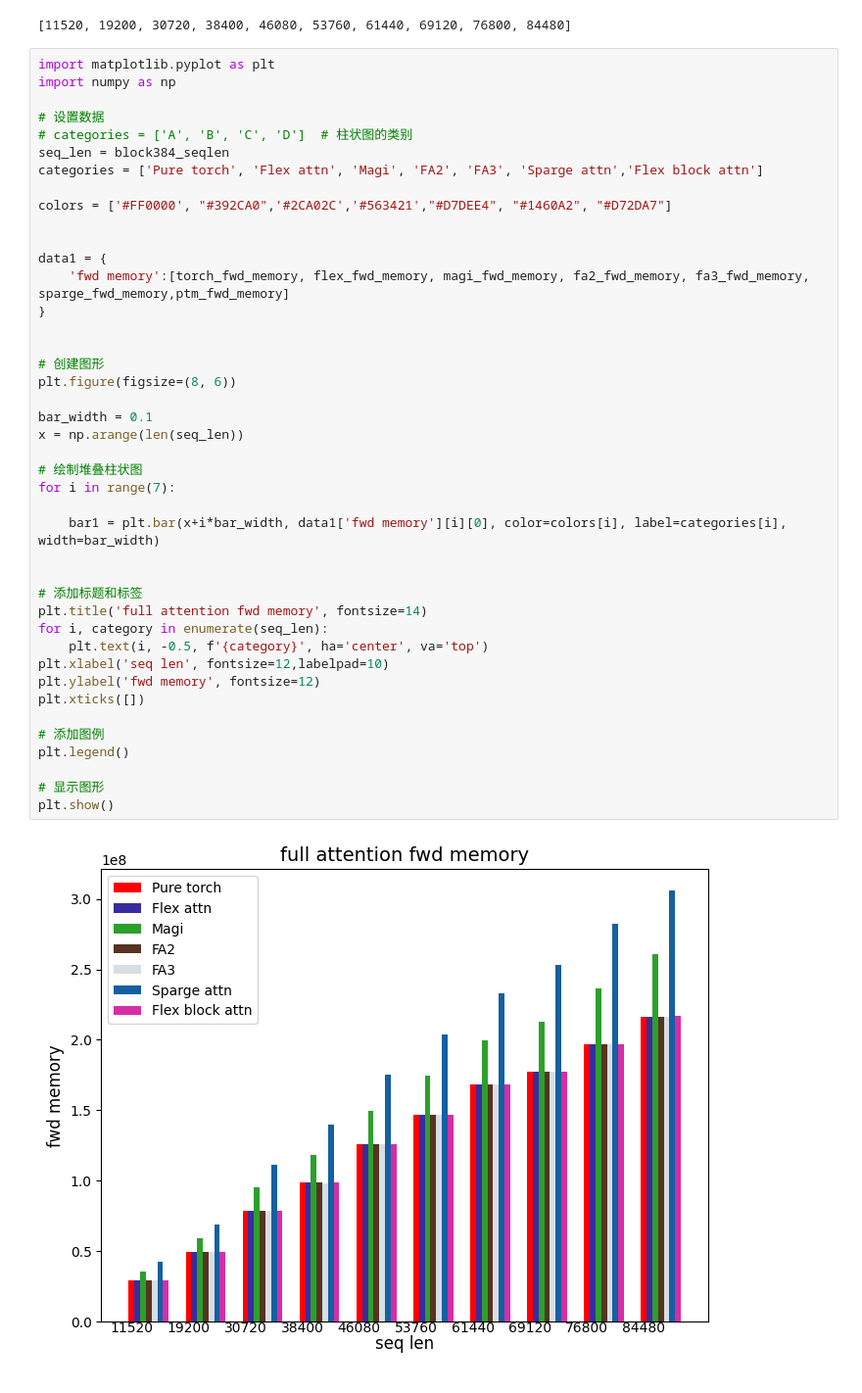
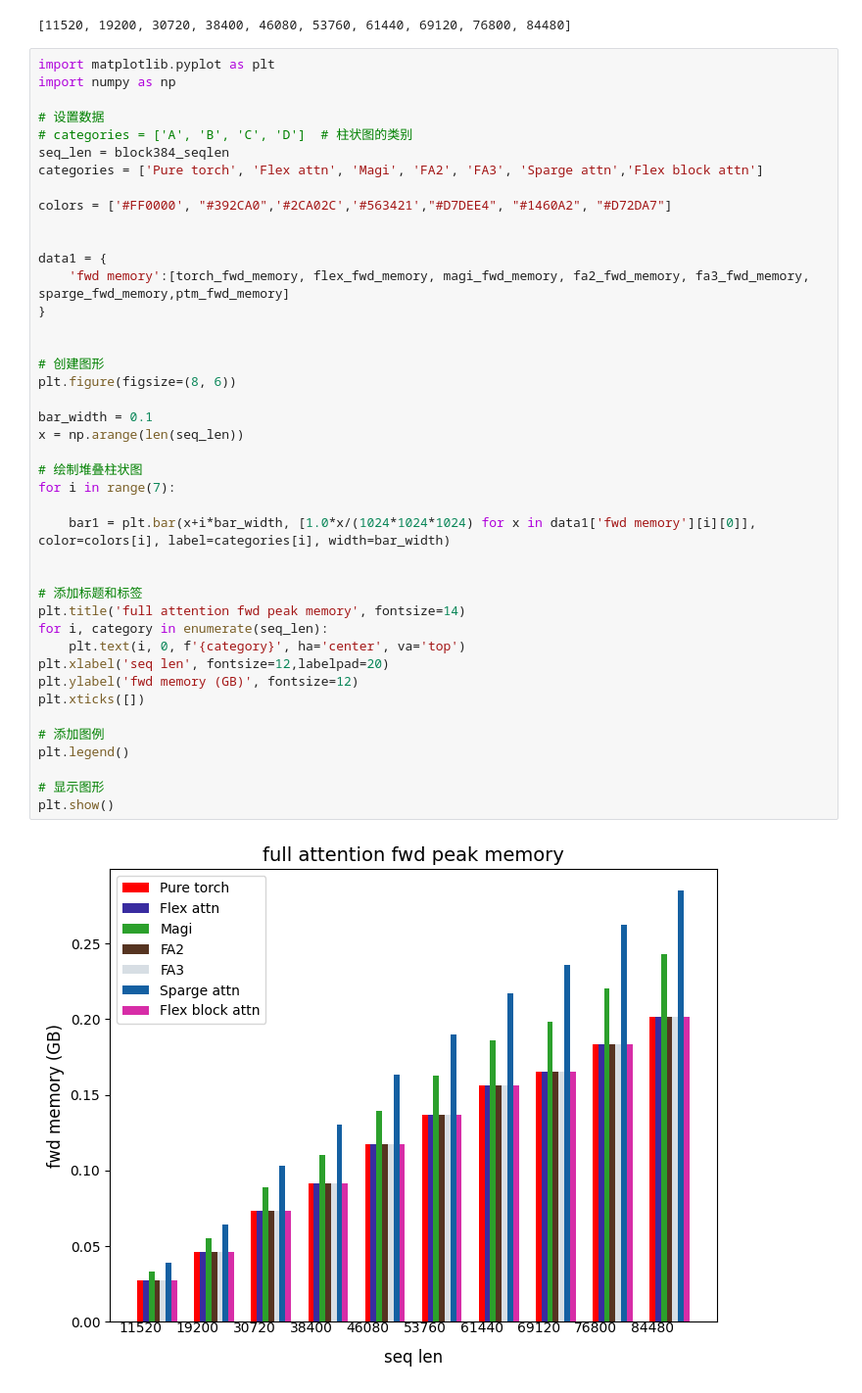
Before and after one commit to Tencent-Hunyuan/flex-block-attn, a Jupyter notebook: benchmark/full/results/results_visualization.ipynb, the cells around one changed output. Shown at 98% size. Cells and saved outputs as stored; diff of their text form.

```diff
--- a/benchmark/full/results/results_visualization.ipynb
+++ b/benchmark/full/results/results_visualization.ipynb
@@ -235,39 +235,39 @@ categories = ['Pure torch', 'Flex attn', 'Magi', 'FA2', 'FA3', 'Sparge attn','Fl
 
 colors = ['#FF0000', "#392CA0",'#2CA02C','#563421',"#D7DEE4", "#1460A2", "#D72DA7"]
 
 
 data1 = {
     'fwd memory':[torch_fwd_memory, flex_fwd_memory, magi_fwd_memory, fa2_fwd_memory, fa3_fwd_memory, sparge_fwd_memory,ptm_fwd_memory]
 }
 
 
 # 创建图形
 plt.figure(figsize=(8, 6))
 
 bar_width = 0.1
 x = np.arange(len(seq_len))
 
 # 绘制堆叠柱状图
 for i in range(7):
 
-    bar1 = plt.bar(x+i*bar_width, data1['fwd memory'][i][0], color=colors[i], label=categories[i], width=bar_width)
+    bar1 = plt.bar(x+i*bar_width, [1.0*x/(1024*1024*1024) for x in data1['fwd memory'][i][0]], color=colors[i], label=categories[i], width=bar_width)
 
 
 # 添加标题和标签
-plt.title('full attention fwd memory', fontsize=14)
+plt.title('full attention fwd peak memory', fontsize=14)
 for i, category in enumerate(seq_len):
-    plt.text(i, -0.5, f'{category}', ha='center', va='top')
-plt.xlabel('seq len', fontsize=12,labelpad=10)
-plt.ylabel('fwd memory', fontsize=12)
+    plt.text(i, 0, f'{category}', ha='center', va='top')
+plt.xlabel('seq len', fontsize=12,labelpad=20)
+plt.ylabel('fwd memory (GB)', fontsize=12)
 plt.xticks([])
 
 # 添加图例
 plt.legend()
 
 # 显示图形
 plt.show()
 # %% [output]
-[figure, old version]
+[figure, new version]
 # %%
 import matplotlib.pyplot as plt
 import numpy as np
```
Also changed, not shown: parts of 3 cells of this notebook, 16 other files.
